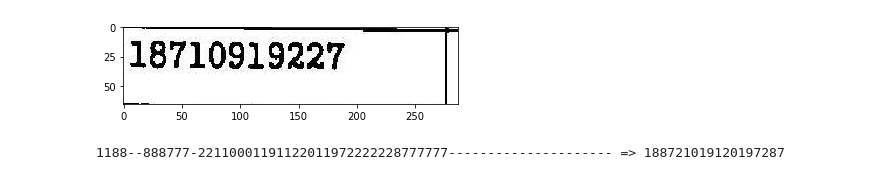
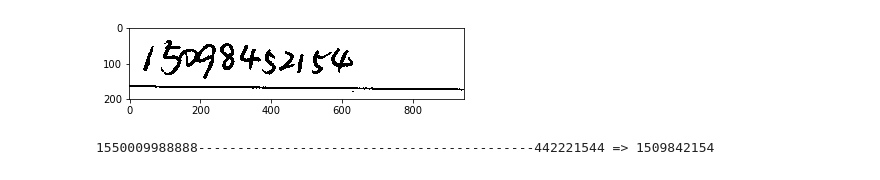
Before and after one commit to leezqcst/express_recognition, a Jupyter notebook: model/crnn/visualize.ipynb, the cells around one changed output. Drawn from its saved outputs; the diff is of its cells as text; code cells hidden in the pictures.

Commit message:
update experiment result

```diff
--- a/model/crnn/visualize.ipynb
+++ b/model/crnn/visualize.ipynb
@@ -22,30 +22,29 @@ mynet.load_state_dict(torch.load('./crnn_model.pth'))
 mynet = mynet.cuda()
 # %%
 def show_result(img_name):
-    root = '/home/sherlock/Documents/express_recognition/data/validation/telephone'
+    root = '/home/sherlock/Documents/express_recognition/data/train/telephone'
     img_path = os.path.join(root, img_name)
-    transformer = dataset.resizeNormalize((128, 32))
+    transformer = dataset.resizeNormalize((256, 32))
     image = Image.open(img_path).convert('L')
     image = transformer(image).cuda()
     image = image.view(1, *image.size())
     image = Variable(image)
 
     mynet.eval()
-    preds = mynet(image)
-    _, preds = preds.max(2)
-    preds = preds.squeeze(2)
-    preds = preds.transpose(1, 0).contiguous().view(-1)
-    preds_size = Variable(torch.IntTensor([preds.size(0)]))
-    raw_pred = converter.decode(preds.data, preds_size.data, raw=True)
-    sim_pred = converter.decode(preds.data, preds_size.data, raw=False)
+    preds = mynet(image) # sequence_length x batch_size x n_classes
+    _, preds = preds.max(2) # sequence_length x batch_size x 1
+    preds = preds.view(-1) # sequence_length x 1
+    preds_size = torch.IntTensor([preds.size(0)])
+    raw_pred = converter.decode(preds.data, preds_size, raw=True)
+    sim_pred = converter.decode(preds.data, preds_size, raw=False)
     pic = Image.open(img_path)
     plt.imshow(pic)
     plt.show()
     print('{} => {}'.format(raw_pred, sim_pred))
-# %%
-show_result('1_17.jpg')
-# %% [output]
-[figure, removed]
-1188--888777-22110001191122011972222228777777--------------------- => 188721019120197287
+# %%
+show_result('1_140_1_1.png')
+# %% [output]
+[figure, added]
+1550009988888-------------------------------------------442221544 => 1509842154
 # %%
 root = '/home/sherlock/Documents/express_recognition/data/validation/telephone'
```
Also changed, not shown: parts of 11 cells of this notebook, 8 other files.
